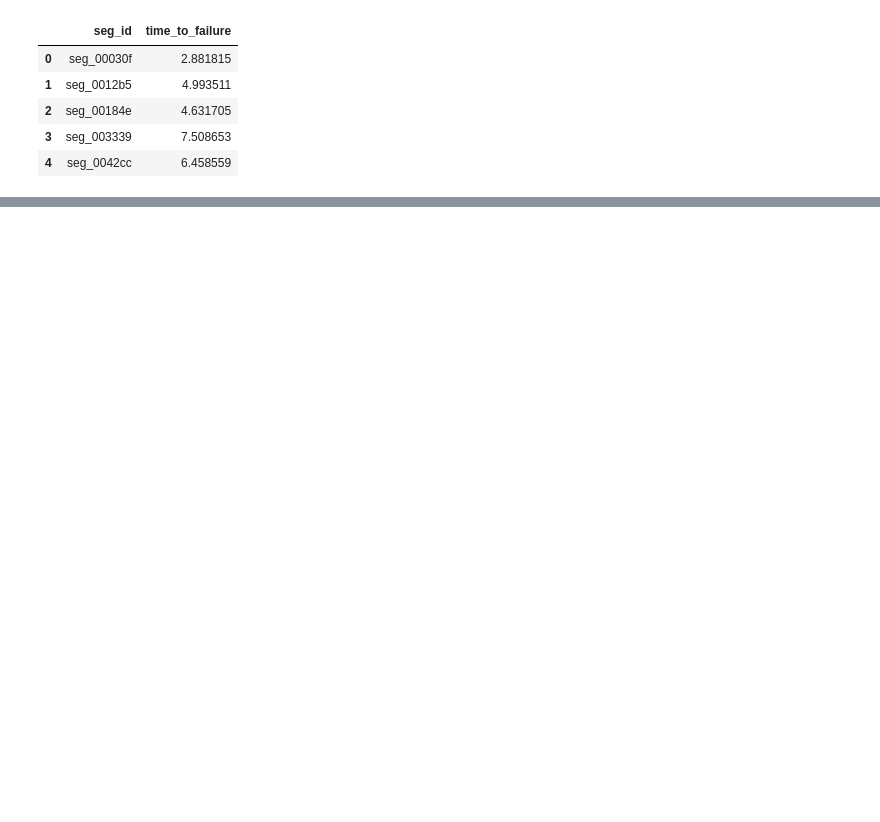
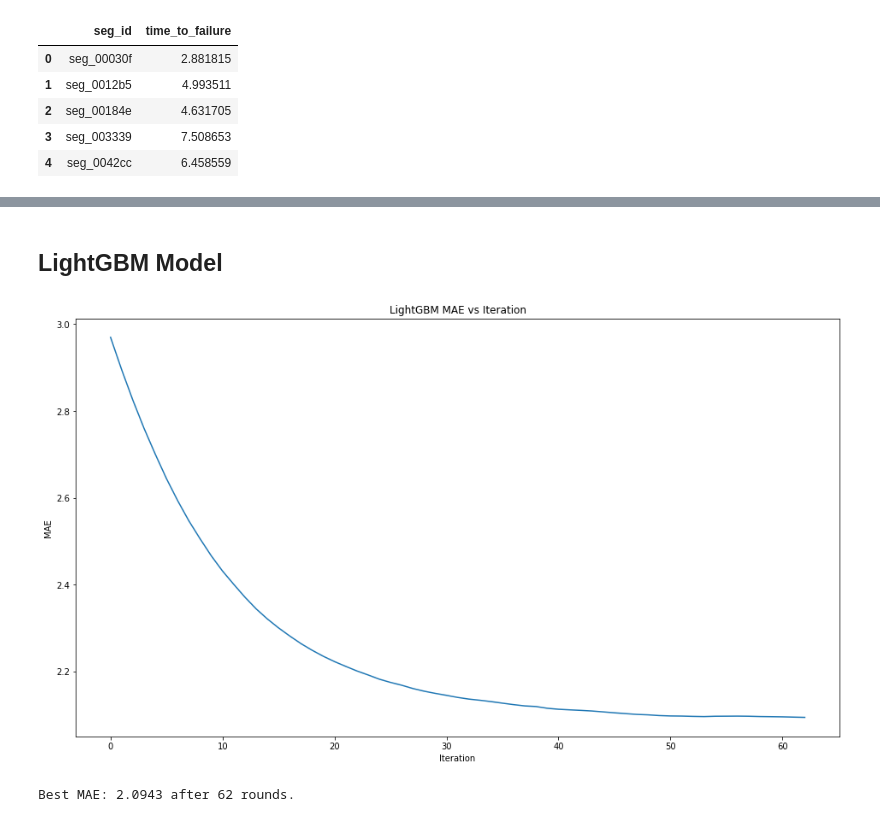
Before and after one commit to AidanCooper/data-science-competitions, a Jupyter notebook: EarthquakePrediction/020-model-GBM.ipynb, the cells around one changed output, grey strips where cells are left out. Cells and saved outputs as stored; diff of their text form; code cells hidden in the pictures; blank space fills up the shorter version.

Commit message:
Create LightGBM Model

```diff
--- a/EarthquakePrediction/020-model-CatBoost.ipynb
+++ b/EarthquakePrediction/020-model-GBM.ipynb
@@ -18,3 +16,5 @@ from catboost import CatBoostRegressor, Pool, cv
+# %%
+plt.rcParams['figure.figsize'] = (16,9)
 # %% [markdown]
 ## Load Data
 # %%
@@ -64,6 +64,6 @@ cv_data.head()
 Fit model and make predictions.
 # %%
 %%time
-model.fit(X_train, y_train)
-predictions = model.predict(X_test)
+cat.fit(X_train, y_train)
+pred_cat = cat.predict(X_test)
 # %% [output]
@@ -85,0 +90,16 @@ Scores 1.547 on public leaderboard.
+# %% [markdown]
+## LightGBM Model
+# %%
+lgb_train = lgb.Dataset(X_train, y_train)
+
+params = {
+    'boosting_type': 'gbdt',
+    'objective': 'regression',
+    'metric': 'mae',
+    'num_leaves': 31,
+    'learning_rate': 0.05,
+    'feature_fraction': 0.9,
+    'bagging_fraction': 0.8,
+    'bagging_freq': 5,
+    'verbose': 0
+}
@@ -85,0 +110,18 @@ Scores 1.547 on public leaderboard.
+# %%
+cv_lgb = lgb.cv(params,
+                lgb_train,
+                num_boost_round=100,
+                nfold=3,
+                metrics='mae',
+                stratified=False,
+                early_stopping_rounds=30)
+# %%
+plt.title('LightGBM MAE vs Iteration')
+plt.ylabel('MAE')
+plt.xlabel('Iteration')
+plt.plot(cv_lgb['l1-mean'])
+plt.show()
+print("Best MAE: {:.4f} after {} rounds.".format(np.min(cv_lgb['l1-mean']), np.argmin(cv_lgb['l1-mean'])))
+# %% [output]
+[figure, added]
+Best MAE: 2.0943 after 62 rounds.
```
Also changed, not shown: parts of 13 cells of this notebook, 12 other files.
